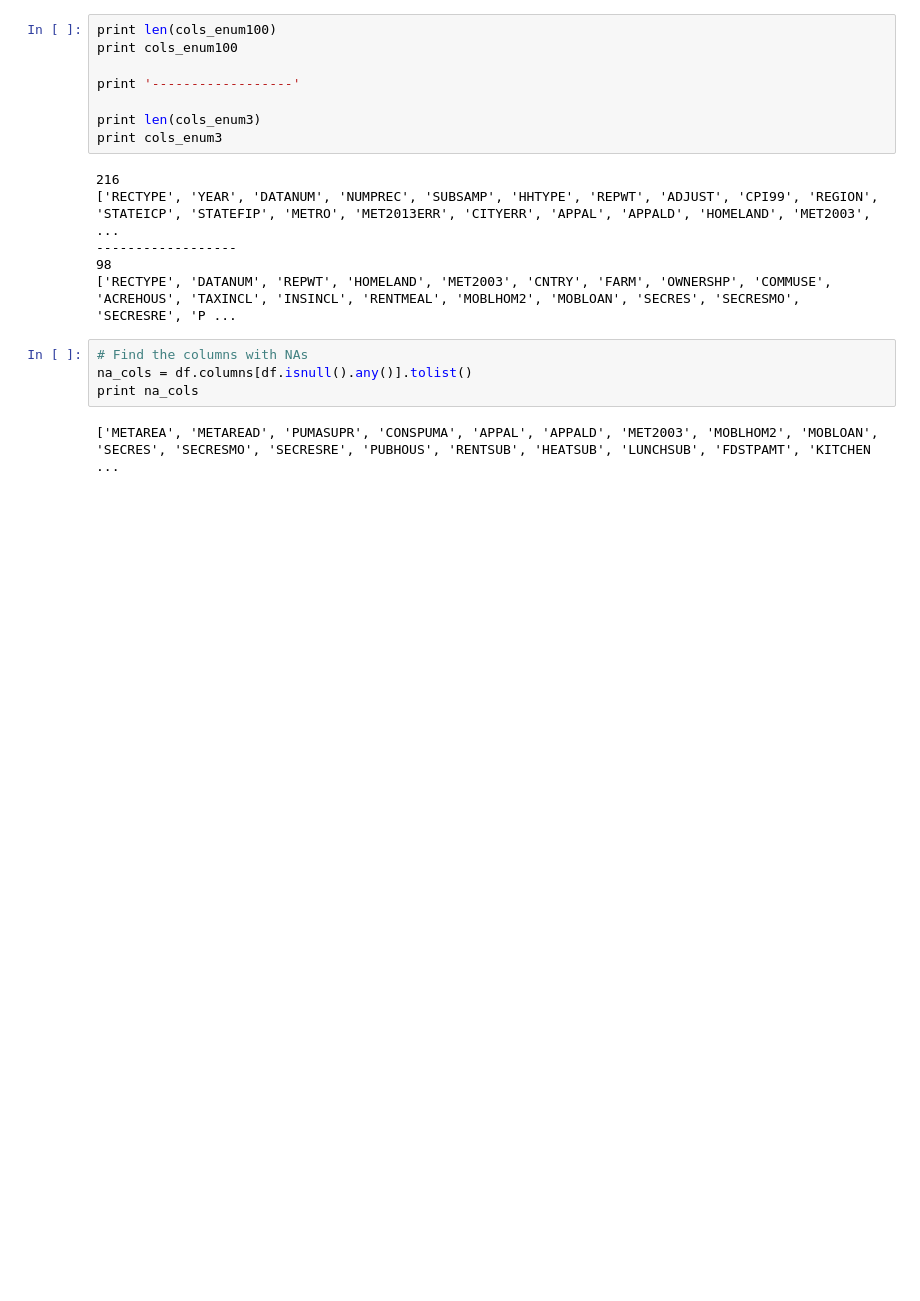
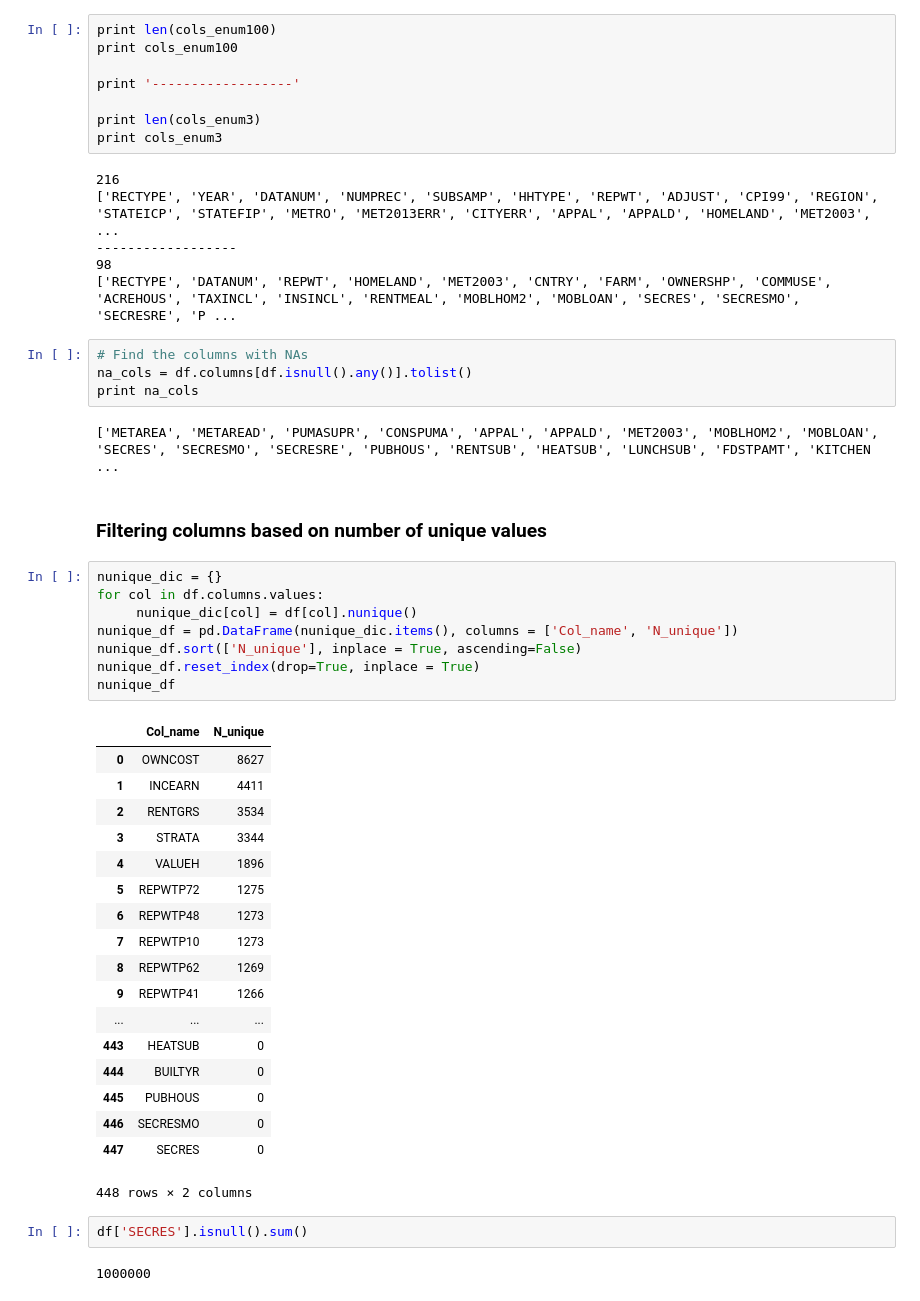
Before and after one commit to h2oai/h2o4gpu, a Jupyter notebook: examples/ipums/init_analysis.ipynb, the cells around one changed output. Drawn from its saved outputs; the diff is of its cells as text; blank space fills up the shorter version.

```diff
--- a/examples/ipums/init_analysis.ipynb
+++ b/examples/ipums/init_analysis.ipynb
@@ -260,3 +306,36 @@ na_cols = df.columns[df.isnull().any()].tolist()
 print na_cols
 # %% [output]
 ['METAREA', 'METAREAD', 'PUMASUPR', 'CONSPUMA', 'APPAL', 'APPALD', 'MET2003', 'MOBLHOM2', 'MOBLOAN', 'SECRES', 'SECRESMO', 'SECRESRE', 'PUBHOUS', 'RENTSUB', 'HEATSUB', 'LUNCHSUB', 'FDSTPAMT', 'KITCHEN ...
+# %% [markdown]
+### Filtering columns based on number of unique values
+# %%
+nunique_dic = {}
+for col in df.columns.values:
+     nunique_dic[col] = df[col].nunique()
+nunique_df = pd.DataFrame(nunique_dic.items(), columns = ['Col_name', 'N_unique'])
+nunique_df.sort(['N_unique'], inplace = True, ascending=False)
+nunique_df.reset_index(drop=True, inplace = True)
+nunique_df
+# %% [output]
+|  | Col_name | N_unique |
+| 0 | OWNCOST | 8627 |
+| 1 | INCEARN | 4411 |
+| 2 | RENTGRS | 3534 |
+| 3 | STRATA | 3344 |
+| 4 | VALUEH | 1896 |
+| 5 | REPWTP72 | 1275 |
+| 6 | REPWTP48 | 1273 |
+| 7 | REPWTP10 | 1273 |
+| 8 | REPWTP62 | 1269 |
+| 9 | REPWTP41 | 1266 |
+| ... | ... | ... |
+| 443 | HEATSUB | 0 |
+| 444 | BUILTYR | 0 |
+| 445 | PUBHOUS | 0 |
+| 446 | SECRESMO | 0 |
+| 447 | SECRES | 0 |
+448 rows × 2 columns
+# %%
+df['SECRES'].isnull().sum()
+# %% [output]
+1000000
```
Also changed, not shown: parts of 25 cells of this notebook.
